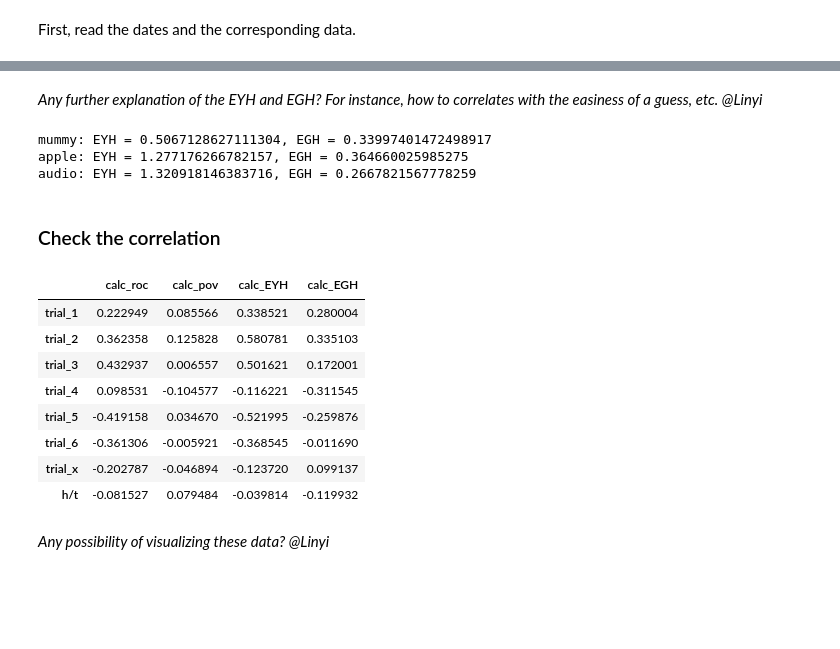
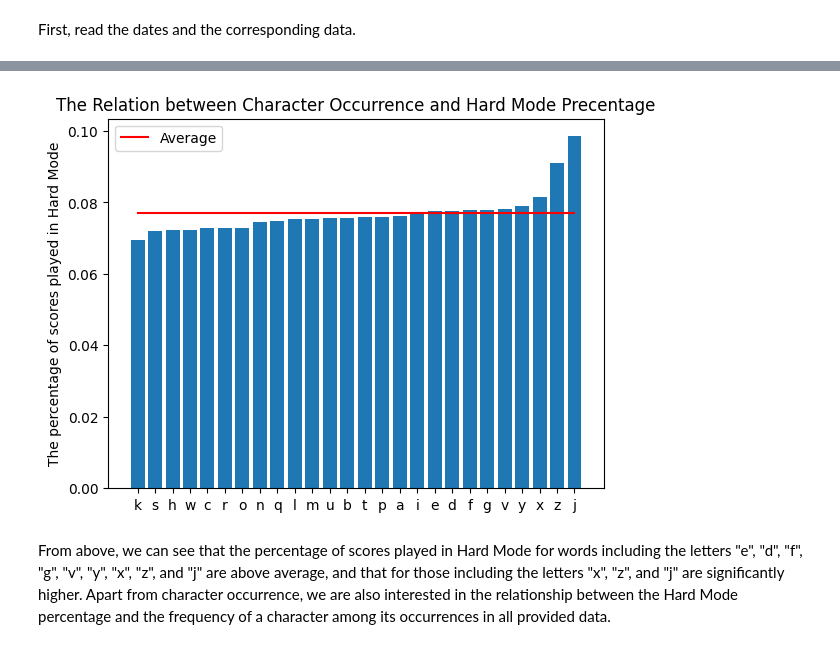
Before and after one commit to Charlie-XIAO/MCM23-Wordle-ML, a Jupyter notebook: src/Q1-4.ipynb, the cells around one changed output, grey strips where cells are left out. Saved outputs shown, nothing was run; the diff lists cells and outputs as text; code cells hidden in the pictures; blank space fills up the shorter version.

Commit message:
q1 done, moved correlation test to q2

```diff
--- a/src/Q1-4.ipynb
+++ b/src/Q1-4.ipynb
@@ -9,6 +11,6 @@ import scipy.stats as stats
 # %% [markdown]
 First, read the dates and the corresponding data.
 # %%
-df = pd.read_excel("./dataset/wordle_data.xlsx", index_col=0, usecols="A,C,D,E,F:L")
+df = pd.read_excel("./dataset/wordle_data.xlsx", index_col=0, usecols="A,C,D,E")
 df["h/t"] = df["hard_mode_num"] / df["result_num"]
 df = df.sort_index()
@@ -15 +19,4 @@ df = df.sort_index()
+# %%
+df_chars = pd.DataFrame(index=df.index, data=[ch for ch in df["word"].apply(func=list).values], columns=["ch1", "ch2", "ch3", "ch4", "ch5"])
+df[df_chars.columns] = df_chars
 # %% [markdown]
@@ -17,3 +23,0 @@ We would need to normalize the percentage of scores reported that were played in
-# %%
-orimin, orimax = df["h/t"].min(), df["h/t"].max()
-df["h/t"] = (df["h/t"] - orimin) / (orimax - orimin)
@@ -121,43 +24,13 @@ def calc_EGH(s):
-# %% [markdown]
-*Any further explanation of the EYH and EGH? For instance, how to correlates with the easiness of a guess, etc. @Linyi*
-# %%
-print("mummy: EYH = {}, EGH = {}".format(calc_EYH("mummy"), calc_EGH("mummy")))
-print("apple: EYH = {}, EGH = {}".format(calc_EYH("apple"), calc_EGH("apple")))
-print("audio: EYH = {}, EGH = {}".format(calc_EYH("audio"), calc_EGH("audio")))
-# %% [output]
-mummy: EYH = 0.5067128627111304, EGH = 0.33997401472498917
-apple: EYH = 1.277176266782157, EGH = 0.364660025985275
-audio: EYH = 1.320918146383716, EGH = 0.2667821567778259
-# %% [markdown]
-### Check the correlation
-# %%
-def get_result(df, func_name, row_name):
-    valAttrib = [func_name(word.strip()) for word in df["word"]]
-    res = np.asarray(df[row_name])
-    pearson = np.corrcoef(valAttrib, res)
-    # plt.scatter(valAttrib, res)
-    # plt.show()
-    return pearson[0][1]
-
-cols = ["trial_" + str(i) for i in range(1, 7)] + ["trial_x"] + ["h/t"]
-attribs = [calc_roc, calc_pov, calc_EYH, calc_EGH]
-dic = {}
-for attrib in attribs:
-    l = []
-    for colname in cols:
-        l.append(get_result(df, attrib, colname))
-    dic[attrib.__name__] = l
-res = pd.DataFrame(dic, index = cols)
-res
-# %% [output]
-|  | calc_roc | calc_pov | calc_EYH | calc_EGH |
-| trial_1 | 0.222949 | 0.085566 | 0.338521 | 0.280004 |
-| trial_2 | 0.362358 | 0.125828 | 0.580781 | 0.335103 |
-| trial_3 | 0.432937 | 0.006557 | 0.501621 | 0.172001 |
-| trial_4 | 0.098531 | -0.104577 | -0.116221 | -0.311545 |
-| trial_5 | -0.419158 | 0.034670 | -0.521995 | -0.259876 |
-| trial_6 | -0.361306 | -0.005921 | -0.368545 | -0.011690 |
-| trial_x | -0.202787 | -0.046894 | -0.123720 | 0.099137 |
-| h/t | -0.081527 | 0.079484 | -0.039814 | -0.119932 |
-# %% [markdown]
-*Any possibility of visualizing these data? @Linyi*
+# %%
+char_av = df.melt(value_vars=["ch1", "ch2", "ch3", "ch4", "ch5"], var_name="ch_pos", value_name="char",id_vars=["h/t"])[["char","h/t"]] \
+            .groupby(by="char").mean().reset_index().sort_values(by="h/t")
+plt.bar(char_av["char"], char_av["h/t"])
+plt.plot(char_av["char"], [char_av["h/t"].mean() for _ in range(len(char_av["char"]))], label="Average", color="red")
+plt.ylabel("The percentage of scores played in Hard Mode")
+plt.title("The Relation between Character Occurrence and Hard Mode Precentage")
+plt.legend()
+plt.show()
+# %% [output]
+[figure, added]
+# %% [markdown]
+From above, we can see that the percentage of scores played in Hard Mode for words including the letters "e", "d", "f", "g", "v", "y", "x", "z", and "j" are above average, and that for those including the letters "x", "z", and "j" are significantly higher. Apart from character occurrence, we are also interested in the relationship between the Hard Mode percentage and the frequency of a character among its occurrences in all provided data.
```
Also changed, not shown: parts of 18 cells of this notebook, 4 other files.
